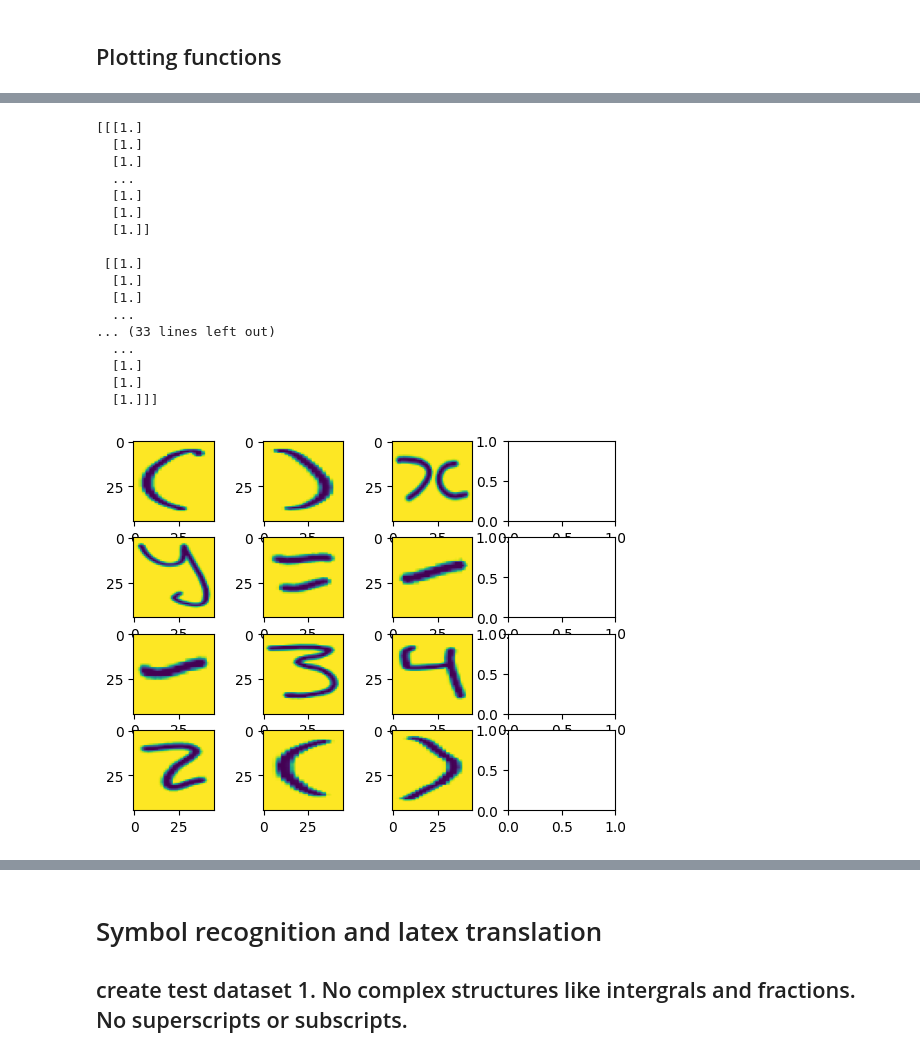
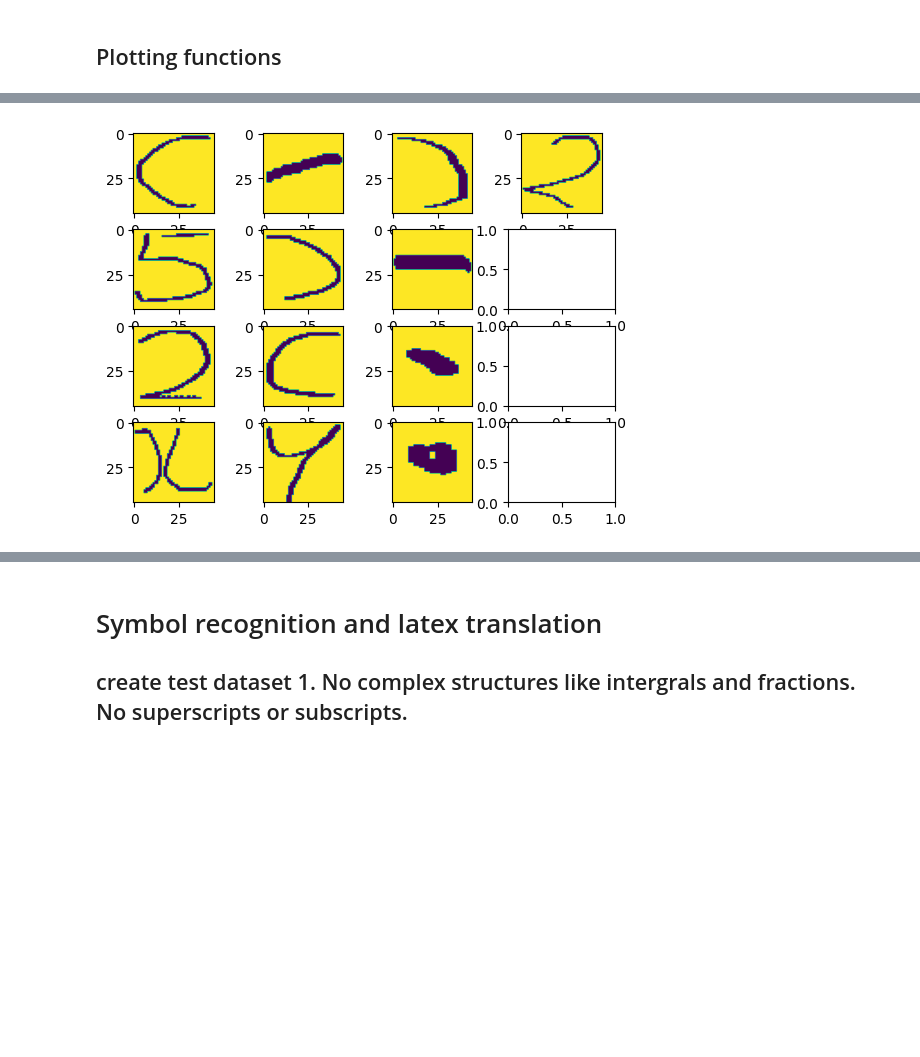
Before and after one commit to Beenben/HandMtoLat, a Jupyter notebook: boundingBoxSegmentation.ipynb, the cells around one changed output, grey strips where cells are left out. Cells and saved outputs as stored; diff of their text form; code cells hidden in the pictures; blank space fills up the shorter version.

```diff
--- a/boundingBoxSegmentation.ipynb
+++ b/boundingBoxSegmentation.ipynb
@@ -224,12 +224,16 @@ def load_equations(path):
 def get_symbols(image, bboxes):
 
     symbols = []
+    threshold_value = 200
+    max_value = 255
 
     for bbox in bboxes:
         x, y, w, h = bbox
         symbol = image[y:y+h, x:x+w]
         symbol = cv2.cvtColor(symbol, cv2.COLOR_BGR2GRAY)
         symbol = cv2.resize(symbol, (45, 45), interpolation=cv2.INTER_AREA)
+        _, symbol = cv2.threshold(symbol, threshold_value, max_value, cv2.THRESH_BINARY)
+
         symbol = symbol.reshape((45, 45, 1)) # adding extra dimension to fit model
         symbols.append(symbol)
 
@@ -286,12 +290,9 @@ def oneplot_stage(img, stage):
 
     plt.imshow(img_stage)
 # %%
-path = r"test_set1"
+path = r"test_set2"
 imgs = load_equations(path)
 
-
-
 # stages 3 and 4
-
 subplot(imgs)
 # %% [output]
@@ -355,39 +331,23 @@ error: OpenCV(4.10.0) D:\a\opencv-python\opencv-python\opencv\modules\imgproc\sr
 # %%
-test_img = imgs[5]
+test_img = imgs[4]
+
+
 # find bounding boxes and crop out symbols
 bboxes = find_bboxes_iter3(test_img)
 bbox_img = visualiseBBoxes(test_img, bboxes)
-symbols = np.array(get_symbols(test_img, bboxes)).astype("float32")/255
+symbols = np.array(get_symbols(test_img, bboxes))
 
 
-print(symbols[0])
 
 
 n=4
 figure, axs = plt.subplots(n, n)
 for i, symbol in enumerate(symbols):
     x_pos = i%n
     y_pos = i//n
     axs[x_pos, y_pos].imshow(symbol)
 # %% [output]
-[[[1.]
-  [1.]
-  [1.]
-  ...
-  [1.]
-  [1.]
-  [1.]]
-
- [[1.]
-  [1.]
-  [1.]
-  ...
-... (33 lines left out)
-  ...
-  [1.]
-  [1.]
-  [1.]]]
-[figure, old version]
+[figure, new version]
 # %%
 model_path = r'models\test_set_1.keras'
 
```
Also changed, not shown: parts of 4 cells of this notebook, 1 other file.
